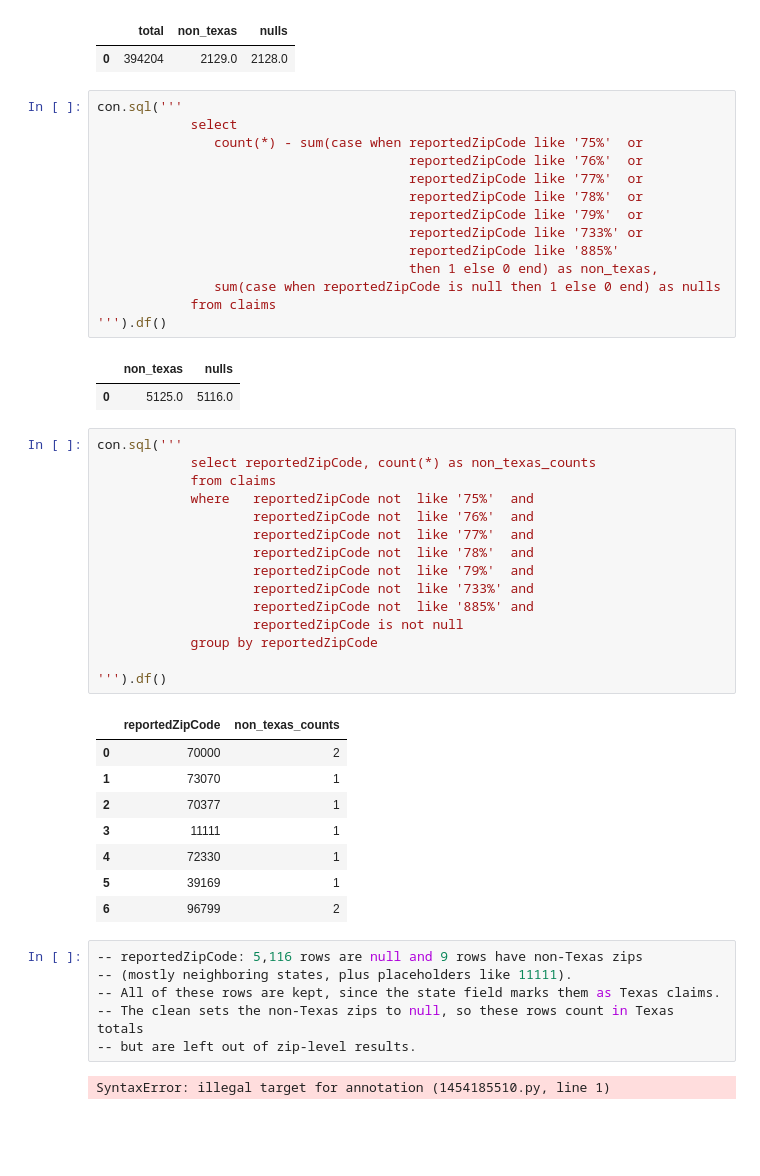
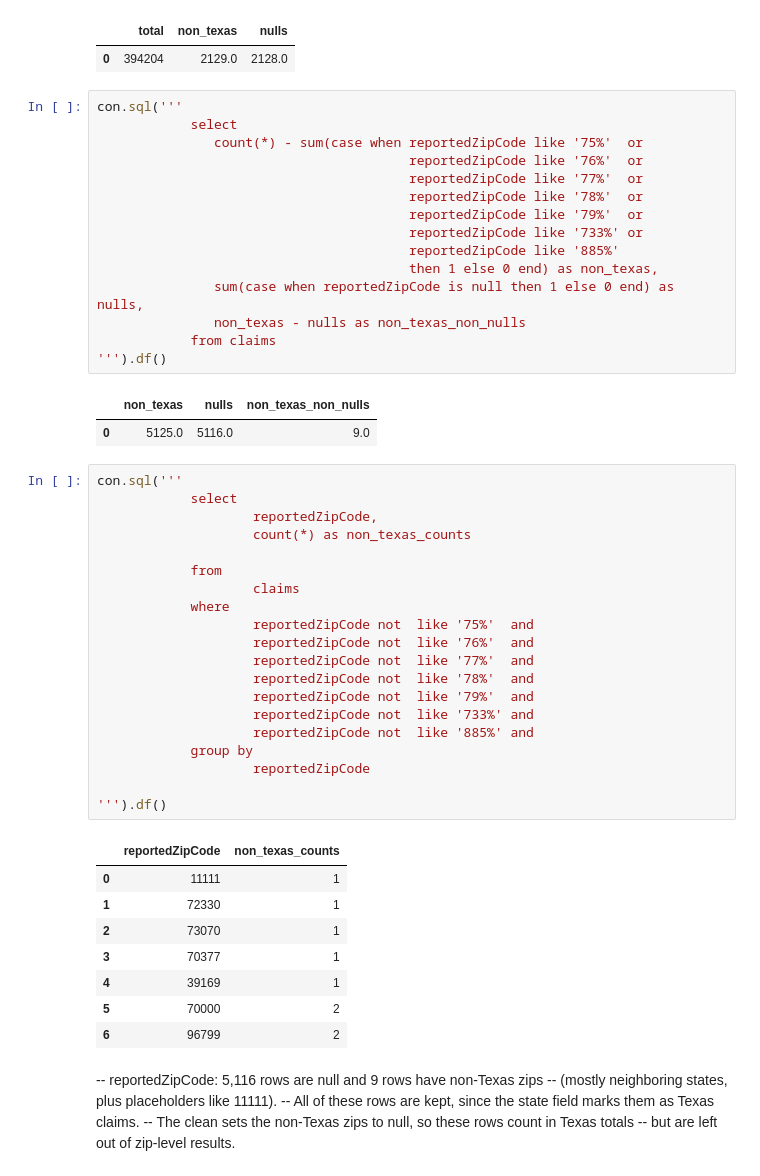
Before and after one commit to Johndsalas/texas-flood-losses, a Jupyter notebook: main.ipynb, the cells around one changed output. Cells and saved outputs as stored; diff of their text form; blank space fills up the shorter version.

Commit message:
Add data quality checks for ids, payments, error deletes, counties and zips

```diff
--- a/main.ipynb
+++ b/main.ipynb
@@ -206,41 +207,45 @@ con.sql('''
                                         reportedZipCode like '733%' or
                                         reportedZipCode like '885%'
                                         then 1 else 0 end) as non_texas,
-               sum(case when reportedZipCode is null then 1 else 0 end) as nulls
+               sum(case when reportedZipCode is null then 1 else 0 end) as nulls,
+               non_texas - nulls as non_texas_non_nulls
             from claims
 ''').df()
 # %% [output]
-|  | non_texas | nulls |
-| 0 | 5125.0 | 5116.0 |
+|  | non_texas | nulls | non_texas_non_nulls |
+| 0 | 5125.0 | 5116.0 | 9.0 |
 # %%
 con.sql('''
-            select reportedZipCode, count(*) as non_texas_counts
-            from claims
-            where   reportedZipCode not  like '75%'  and
+            select
+                    reportedZipCode,
+                    count(*) as non_texas_counts
+
+            from
+                    claims
+            where
+                    reportedZipCode not  like '75%'  and
                     reportedZipCode not  like '76%'  and
                     reportedZipCode not  like '77%'  and
                     reportedZipCode not  like '78%'  and
                     reportedZipCode not  like '79%'  and
                     reportedZipCode not  like '733%' and
                     reportedZipCode not  like '885%' and
-                    reportedZipCode is not null
-            group by reportedZipCode
+            group by
+                    reportedZipCode
 
 ''').df()
 # %% [output]
 |  | reportedZipCode | non_texas_counts |
-| 0 | 70000 | 2 |
-| 1 | 73070 | 1 |
-| 2 | 70377 | 1 |
-| 3 | 11111 | 1 |
-| 4 | 72330 | 1 |
-| 5 | 39169 | 1 |
+| 0 | 11111 | 1 |
+| 1 | 72330 | 1 |
+| 2 | 73070 | 1 |
+| 3 | 70377 | 1 |
+| 4 | 39169 | 1 |
+| 5 | 70000 | 2 |
 | 6 | 96799 | 2 |
-# %%
--- reportedZipCode: 5,116 rows are null and 9 rows have non-Texas zips
--- (mostly neighboring states, plus placeholders like 11111).
--- All of these rows are kept, since the state field marks them as Texas claims.
--- The clean sets the non-Texas zips to null, so these rows count in Texas totals
--- but are left out of zip-level results.
-# %% [output]
-SyntaxError: illegal target for annotation (1454185510.py, line 1)
+# %% [markdown]
+-- reportedZipCode: 5,116 rows are null and 9 rows have non-Texas zips
+-- (mostly neighboring states, plus placeholders like 11111).
+-- All of these rows are kept, since the state field marks them as Texas claims.
+-- The clean sets the non-Texas zips to null, so these rows count in Texas totals
+-- but are left out of zip-level results.
```
Also changed, not shown: parts of 23 cells of this notebook, 3 other files.
